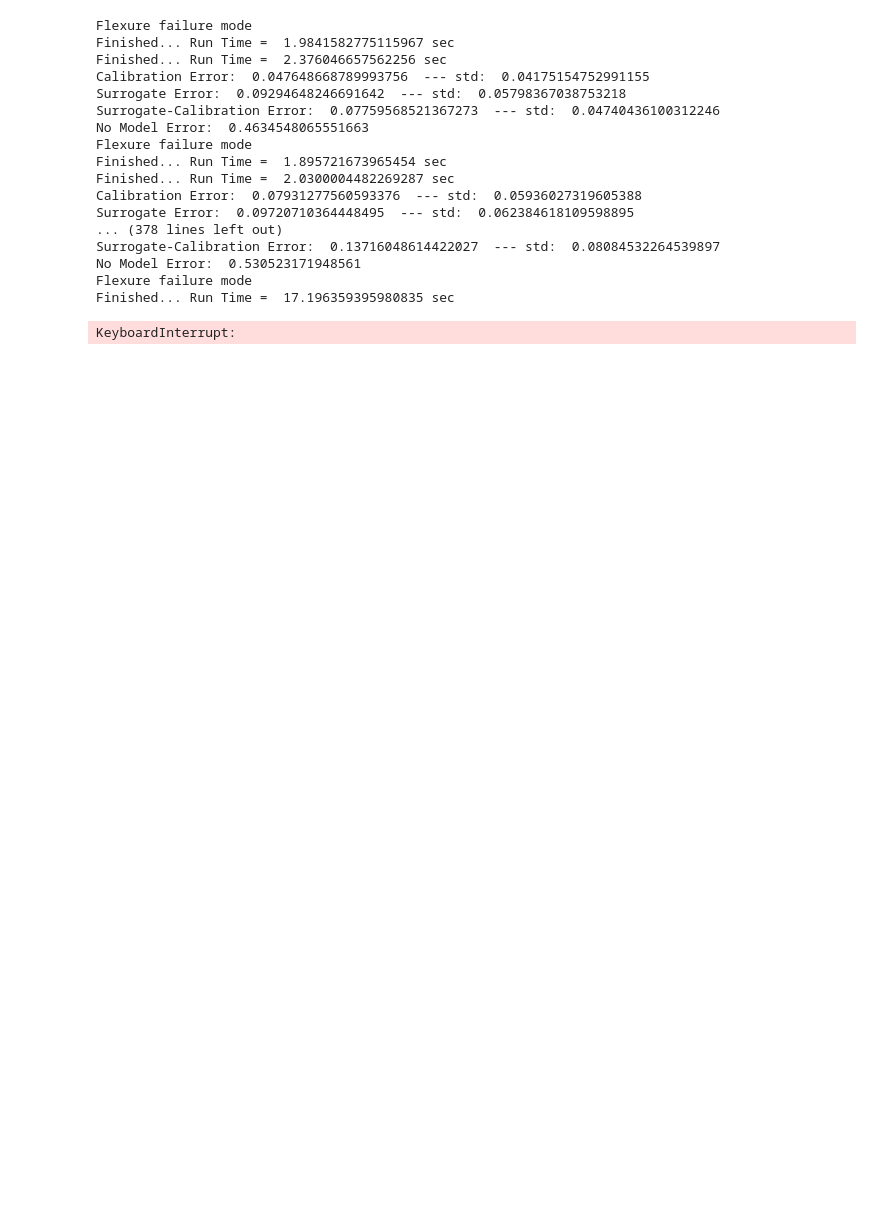
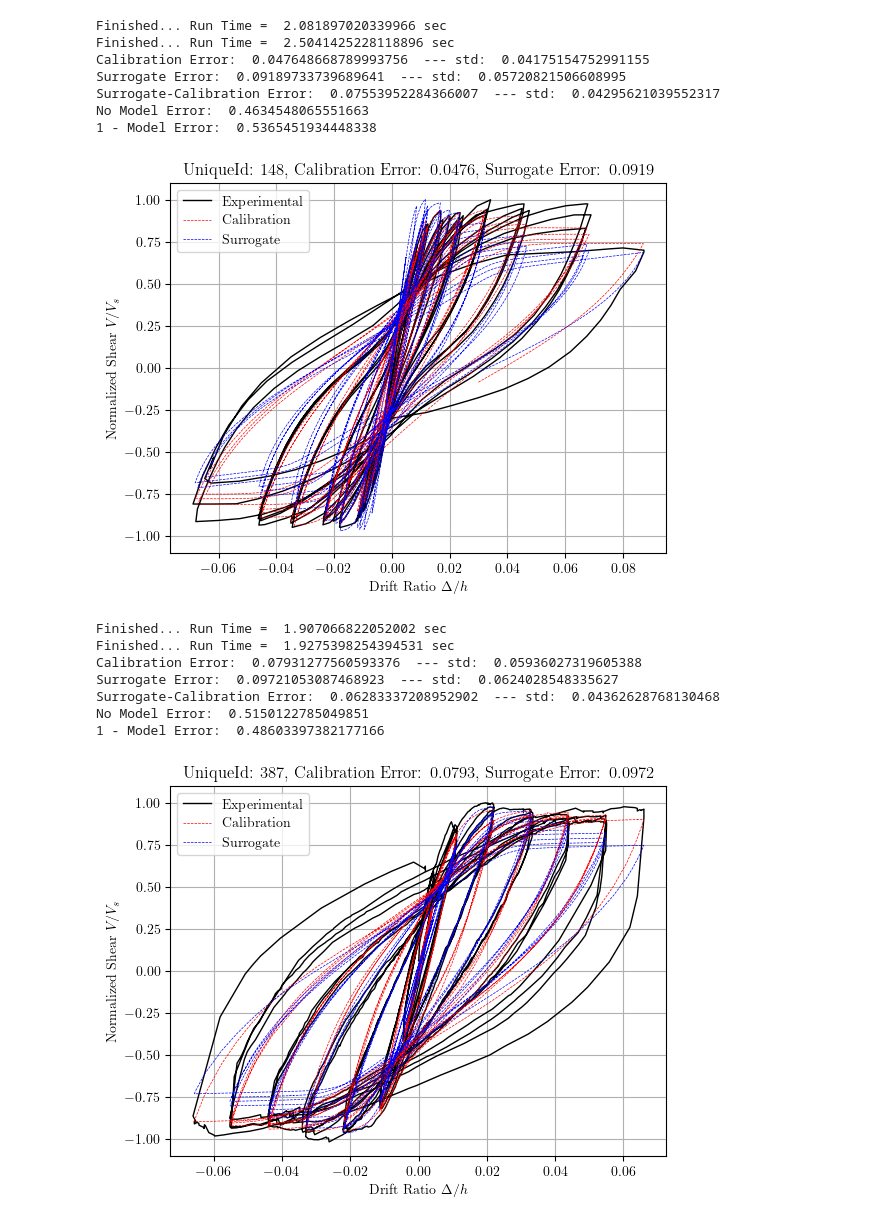
Before and after one commit to migagf/RC_Column_Model, a Jupyter notebook: a_04b_runGPpred.ipynb, the cells around one changed output. Cells and saved outputs as stored; diff of their text form; code cells hidden in the pictures; blank space fills up the shorter version.

Commit message:
updated error metrics

```diff
--- a/a_04b_runGPpred.ipynb
+++ b/a_04b_runGPpred.ipynb
@@ -11,8 +11,11 @@ import os
 
 import pickle
 
+from get_bw_params import *
 from run_column_model import *
 
+'''
+The function below is loaded from get_bw_params.py
 # Load pickle file with logistic regression
 with open('log_reg_model.pkl', 'rb') as f:
     failure_mode_selection = pickle.load(f)
@@ -61,4 +64,4 @@ def get_BW_params(ndParams):
     # min error is the last output parameter
     min_error = float(output[0][-1])
 
-    return bw_model_params, min_error
+    return bw_model_params, min_error'''
@@ -90,7 +95,7 @@ for ii in range(len(calibration_info)):
     ndParams = row[['ar', 'lrr', 'srr', 'alr', 'sdr', 'smr']].values[0]
 
     # Get surrogate-predicted bw model parameters
-    predParams, predErr = get_BW_params(ndParams)
+    predParams, predErr, failureMode = get_BW_params(ndParams, mode='interp')
 
     # Get the test_XXX.json file from test_data folder where XXX is the UniqueId
     with open('test_data/test_' + str(UniqueId).zfill(3) + '.json') as f:
@@ -113,7 +118,7 @@ for ii in range(len(calibration_info)):
     print('No Model Error: ', surrResults['err_data']['no_model_err'])
     print('1 - Model Error: ', surrResults['err_data']['one_model_err'])
 
-    '''plt.figure()
+    plt.figure()
     # Plot experimental data
     plt.plot(calResults['exp_data']['drift'], calResults['exp_data']['nforce'], label='Experimental', color='black', linewidth=1.0)
     # Plot from calResults drift vs normalized force
@@ -127,48 +132,46 @@ for ii in range(len(calibration_info)):
               format(calResults['err_data']['mean_err'], '.4f') +
               ', Surrogate Error: ' + format(surrResults['err_data']['mean_err'], '.4f'))
     # Set ylim
     plt.ylim([-1.1, 1.1])
     # Add grid
     plt.grid()
-    plt.show()'''
+    plt.show()
 
     # Append to error_metrics dataframe
     error_metrics = error_metrics.append(
         {
             'UniqueId': UniqueId,
             'err_cal_exp': calResults['err_data']['mean_err'],
             'err_surr_exp': surrResults['err_data']['mean_err'],
             'no_model_err': surrResults['err_data']['no_model_err'],
             'one_model_err': surrResults['err_data']['one_model_err'],
             'err_surr_cal': err_surr_cal,
             'ar': ndParams[0],
             'lrr': ndParams[1],
             'srr': ndParams[2],
             'alr': ndParams[3],
             'sdr': ndParams[4],
             'smr': ndParams[5],
             'ColumnType': row['Type'].values[0],
             'FailureMode': row['FailureType'].values[0]
         }, ignore_index=True)
 
 # Save error_metrics to a csv file
-error_metrics.to_csv('error_metrics.csv', index=False)
+error_metrics.to_csv('error_metrics_interp.csv', index=False)
 # %% [output]
-Flexure failure mode
-Finished... Run Time =  1.9841582775115967 sec
-Finished... Run Time =  2.376046657562256 sec
+Finished... Run Time =  2.081897020339966 sec
+Finished... Run Time =  2.5041425228118896 sec
 Calibration Error:  0.047648668789993756  --- std:  0.04175154752991155
-Surrogate Error:  0.09294648246691642  --- std:  0.05798367038753218
-Surrogate-Calibration Error:  0.07759568521367273  --- std:  0.04740436100312246
+Surrogate Error:  0.09189733739689641  --- std:  0.05720821506608995
+Surrogate-Calibration Error:  0.07553952284366007  --- std:  0.04295621039552317
 No Model Error:  0.4634548065551663
-Flexure failure mode
-Finished... Run Time =  1.895721673965454 sec
-Finished... Run Time =  2.0300004482269287 sec
-Calibration Error:  0.07931277560593376  --- std:  0.05936027319605388
-Surrogate Error:  0.09720710364448495  --- std:  0.062384618109598895
-... (378 lines left out)
-Surrogate-Calibration Error:  0.13716048614422027  --- std:  0.08084532264539897
-No Model Error:  0.530523171948561
-Flexure failure mode
-Finished... Run Time =  17.196359395980835 sec
+1 - Model Error:  0.5365451934448338
+[figure, added]
-KeyboardInterrupt:
+Finished... Run Time =  1.907066822052002 sec
+Finished... Run Time =  1.9275398254394531 sec
+Calibration Error:  0.07931277560593376  --- std:  0.05936027319605388
+Surrogate Error:  0.09721053087468923  --- std:  0.0624028548335627
+Surrogate-Calibration Error:  0.06283337208952902  --- std:  0.04362628768130468
+No Model Error:  0.5150122785049851
+1 - Model Error:  0.48603397382177166
+[figure, added]
```
Also changed, not shown: parts of 2 cells of this notebook, 3 other files.
